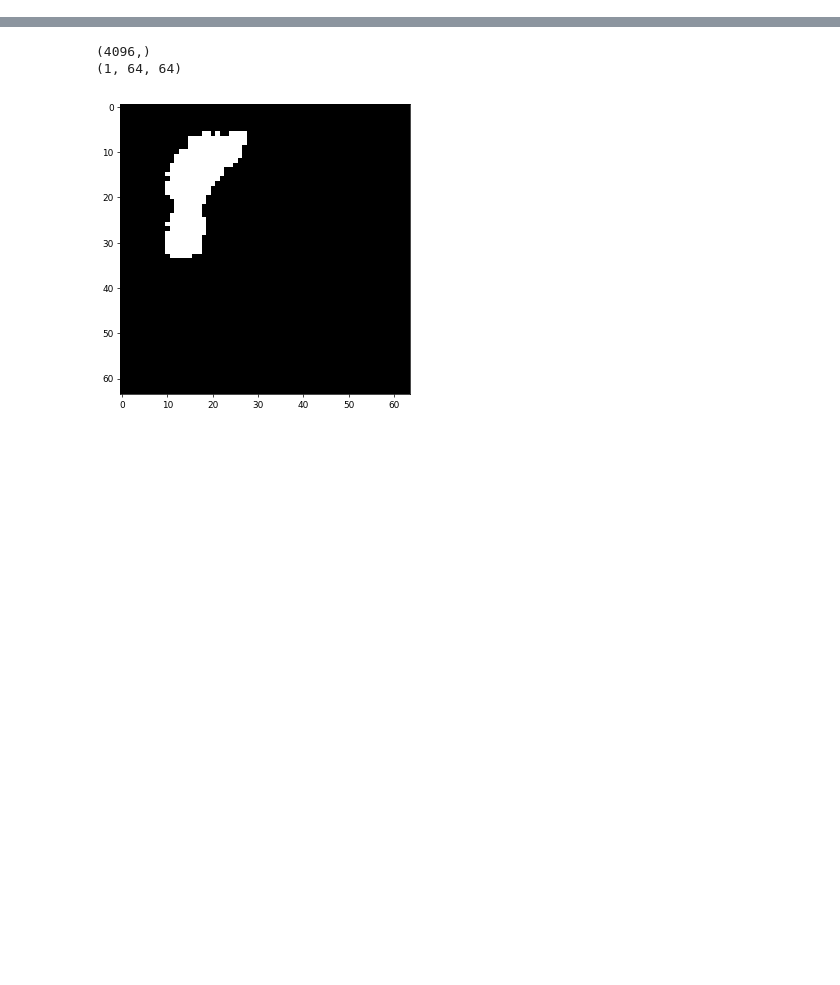
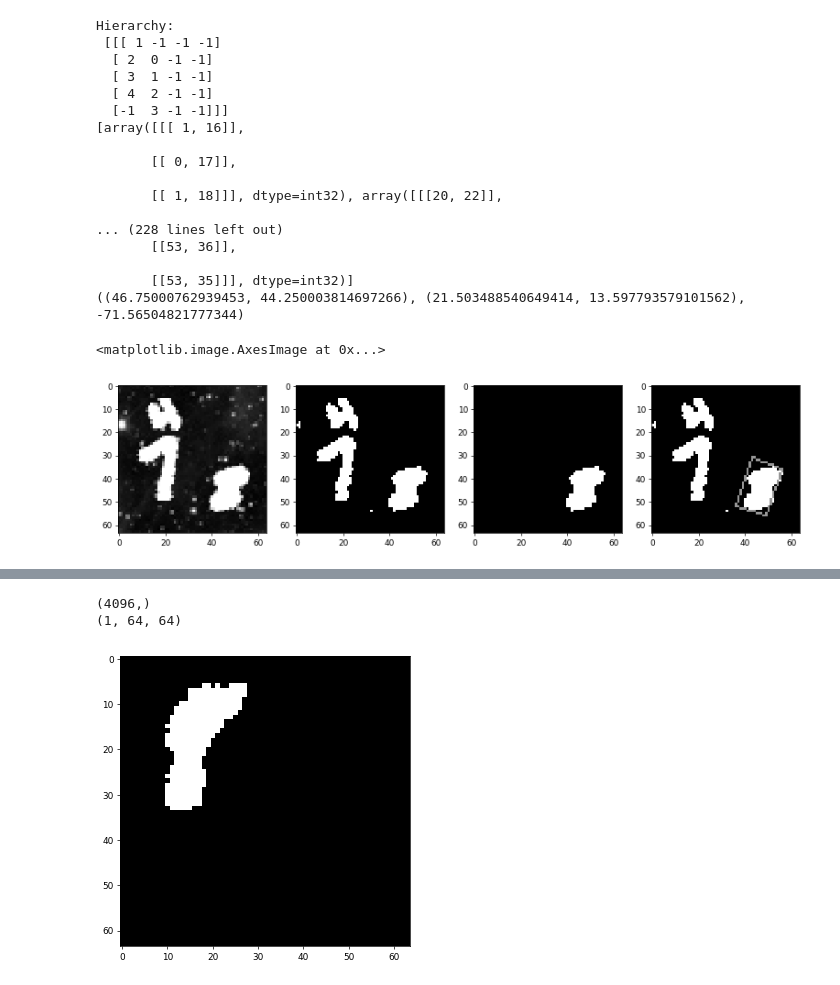
Before and after one commit to vivekster12/kaggle-MNIST, a Jupyter notebook: Preprocessing.ipynb, the cells around one changed output, grey strips where cells are left out. Cells and saved outputs as stored; diff of their text form; code cells hidden in the pictures; blank space fills up the shorter version.

Commit message:
Finding min bounding area of images

```diff
--- a/Preprocessing.ipynb
+++ b/Preprocessing.ipynb
@@ -7,6 +7,10 @@ import pandas as pd
 import io
 import cv2
 # %%
-x_train = np.loadtxt('datasets/train_x.csv', delimiter=',')
-y_train = np.loadtxt('datasets/train_y.csv', delimiter=',')
+# x_train = np.loadtxt('datasets/train_x.csv', delimiter=',')
+# y_train = np.loadtxt('datasets/train_y.csv', delimiter=',')
 x_test = np.loadtxt('datasets/test_x.csv', delimiter=',')
+x_originals = np.loadtxt('datasets/test_x.csv', delimiter=',')
+# %%
+x_test[x_test<240]=0
+x_test[x_test>=240]=255
@@ -12,0 +32,62 @@ x_test = np.loadtxt('datasets/test_x.csv', delimiter=',')
+# %%
+imageNum = 2501
+# imageNum = 2504
+xImgFiltTest = x_test.reshape(-1,64,64)
+xImgOrgTest = x_originals.reshape(-1,64,64)
+
+imageOrg = xImgOrgTest[imageNum].astype('uint8')
+imageFilt = xImgFiltTest[imageNum].astype('uint8')
+fig=plt.figure(figsize=(15,6), dpi=64)
+a = fig.add_subplot(1,4,1)
+plt.imshow(imageOrg, cmap='gray')
+a = fig.add_subplot(1,4,2)
+plt.imshow(imageFilt, cmap='gray')
+
+
+ret, thresh = cv2.threshold(imageFilt,127,255,cv2.THRESH_BINARY)
+contourImage, contours, hierarchy = cv2.findContours(thresh,1,2)
+# print('Contours: \n', contours)
+print('Hierarchy: \n', hierarchy)
+
+cnt=contours[0]
+# print('cnt', cnt)
+largest_areas = sorted(contours, key=cv2.minAreaRect)
+print(largest_areas)
+# print(contours)
+cnt=largest_areas[-1]
+
+rect=cv2.minAreaRect(cnt)
+print(rect)
+box = cv2.boxPoints(rect)
+# print('box', box)
+box = np.int0(box)
+# print('npbox', box)
+mask = np.zeros(imageFilt.shape, np.uint8)
+largestImage = cv2.drawContours(mask, [largest_areas[-1]], 0, (255,0,0,0), -1)
+
+a = fig.add_subplot(1,4,3)
+plt.imshow(largestImage, cmap='gray')
+
+contoursImage = cv2.drawContours(imageFilt, [box], 0, (150,0,255),1)
+a = fig.add_subplot(1,4,4)
+plt.imshow(contoursImage, cmap='gray')
+# %% [output]
+Hierarchy:
+ [[[ 1 -1 -1 -1]
+  [ 2  0 -1 -1]
+  [ 3  1 -1 -1]
+  [ 4  2 -1 -1]
+  [-1  3 -1 -1]]]
+[array([[[ 1, 16]],
+
+       [[ 0, 17]],
+
+       [[ 1, 18]]], dtype=int32), array([[[20, 22]],
+
+... (228 lines left out)
+       [[53, 36]],
+
+       [[53, 35]]], dtype=int32)]
+((46.75000762939453, 44.250003814697266), (21.503488540649414, 13.597793579101562), -71.56504821777344)
+<matplotlib.image.AxesImage at 0x...>
+[figure, added]
```
Also changed, not shown: parts of 2 cells of this notebook.
